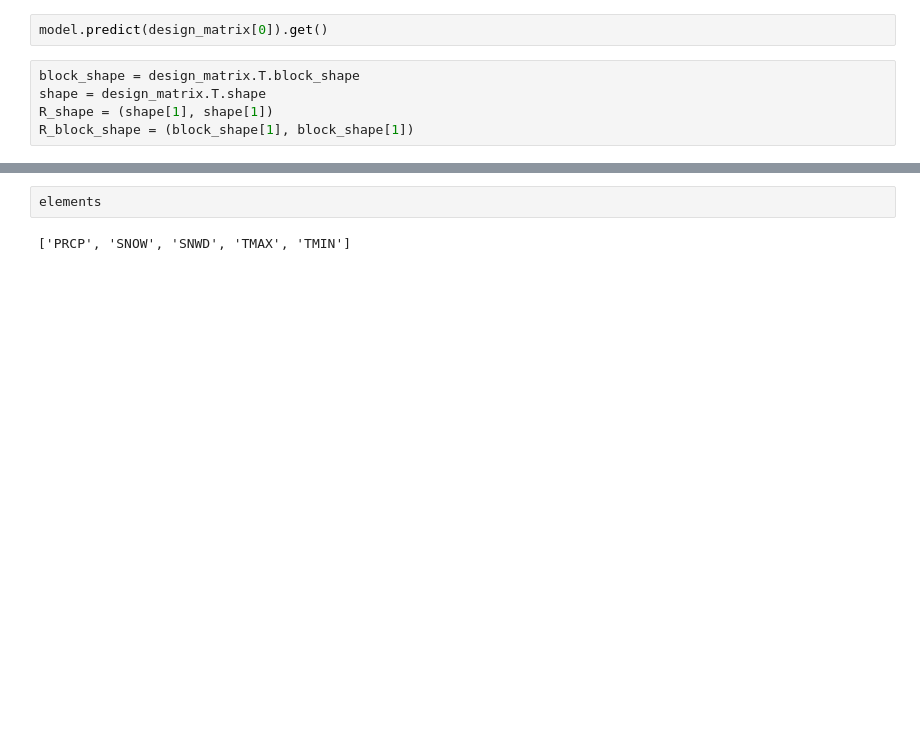
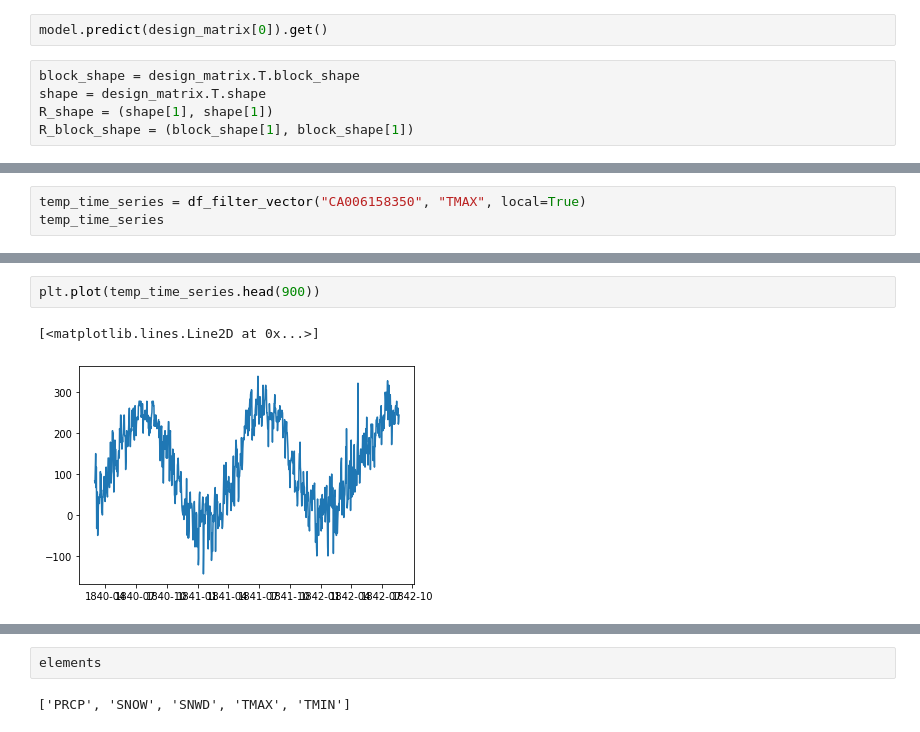
Before and after one commit to briancpark/aws-asdi, a Jupyter notebook: eda.ipynb, the cells around one changed output, grey strips where cells are left out. Drawn from its saved outputs; the diff is of its cells as text; blank space fills up the shorter version.

```diff
--- a/eda.ipynb
+++ b/eda.ipynb
@@ -437,0 +423,3 @@ R_block_shape = (block_shape[1], block_shape[1])
+# %%
+temp_time_series = df_filter_vector("CA006158350", "TMAX", local=True)
+temp_time_series
@@ -437,0 +432,5 @@ R_block_shape = (block_shape[1], block_shape[1])
+# %%
+plt.plot(temp_time_series.head(900))
+# %% [output]
+[<matplotlib.lines.Line2D at 0x...>]
+[figure, added]
```
Also changed, not shown: parts of 11 cells of this notebook.
